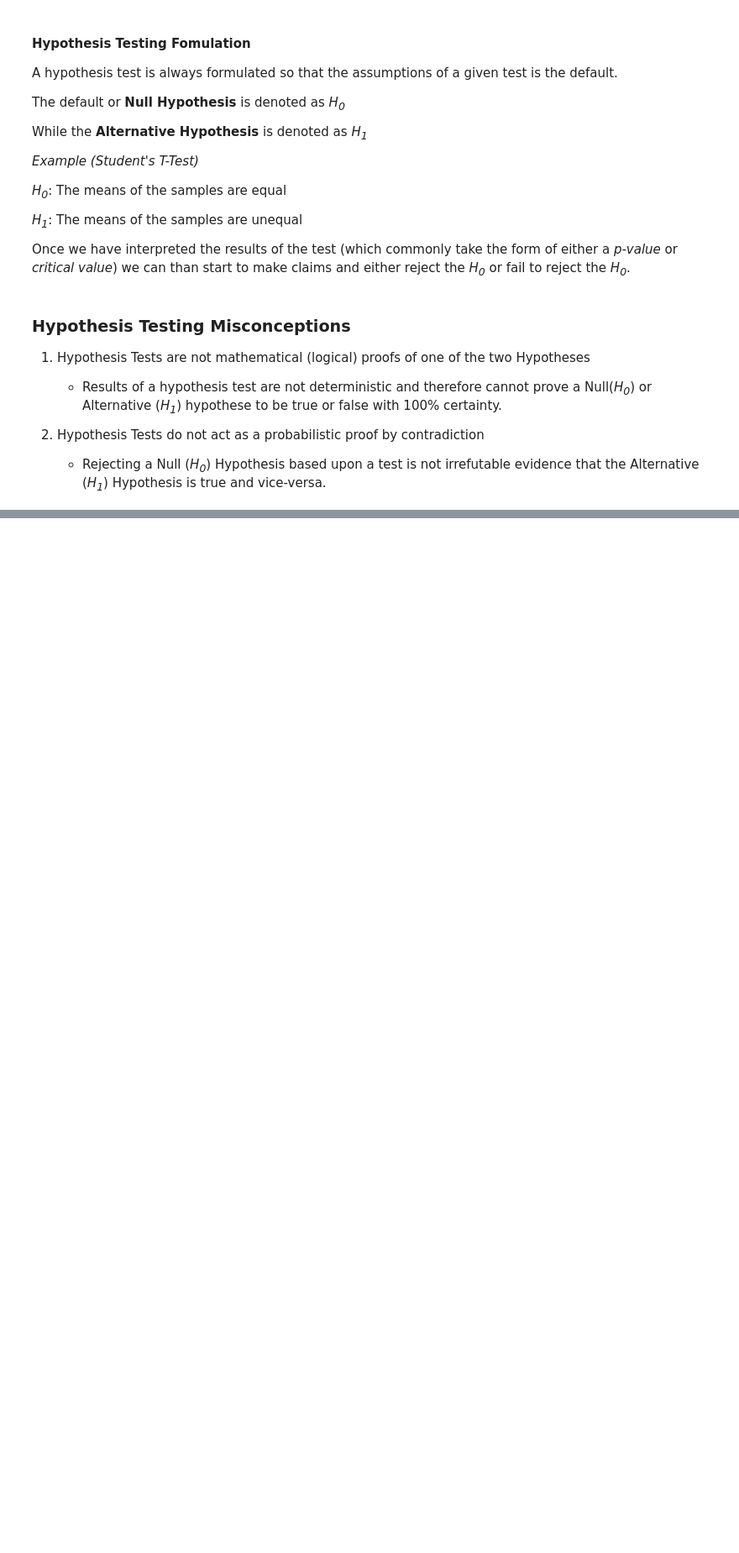
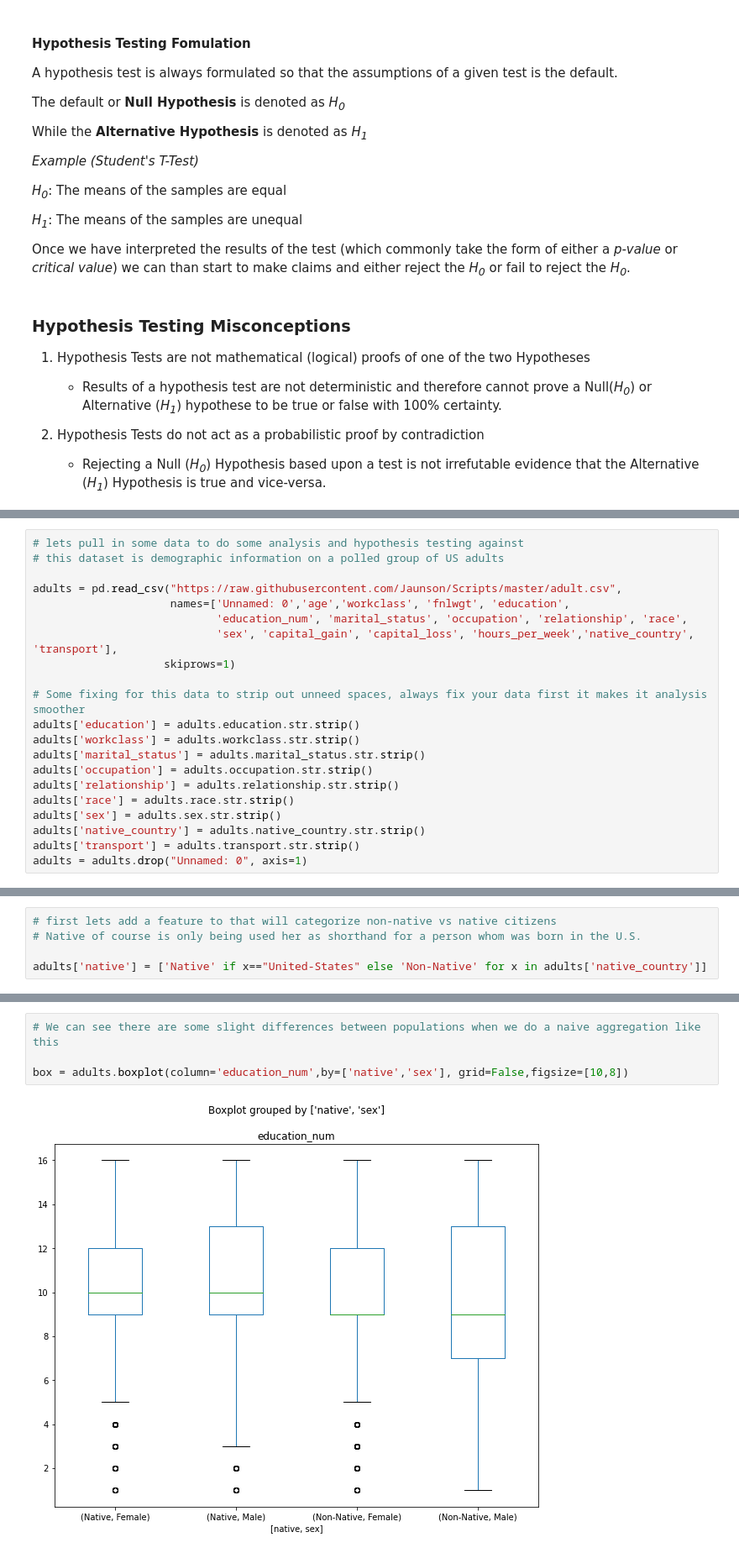
Before and after one commit to Jaunson/Tutorials, a Jupyter notebook: A-B Testing/Hypothesis_Tests.ipynb, the cells around one changed output, grey strips where cells are left out. Shown: that part at 84% size. Saved outputs shown, nothing was run; the diff lists cells and outputs as text; blank space fills up the shorter version.

```diff
--- a/A-B Testing/Hypothesis_Tests.ipynb
+++ b/A-B Testing/Hypothesis_Tests.ipynb
@@ -59,0 +68,21 @@ Once we have interpreted the results of the test (which commonly take the form o
+# %%
+# lets pull in some data to do some analysis and hypothesis testing against
+# this dataset is demographic information on a polled group of US adults
+
+adults = pd.read_csv("https://raw.githubusercontent.com/Jaunson/Scripts/master/adult.csv",
+                     names=['Unnamed: 0','age','workclass', 'fnlwgt', 'education',
+                            'education_num', 'marital_status', 'occupation', 'relationship', 'race',
+                            'sex', 'capital_gain', 'capital_loss', 'hours_per_week','native_country', 'transport'],
+                    skiprows=1)
+
+# Some fixing for this data to strip out unneed spaces, always fix your data first it makes it analysis smoother
+adults['education'] = adults.education.str.strip()
+adults['workclass'] = adults.workclass.str.strip()
+adults['marital_status'] = adults.marital_status.str.strip()
+adults['occupation'] = adults.occupation.str.strip()
+adults['relationship'] = adults.relationship.str.strip()
+adults['race'] = adults.race.str.strip()
+adults['sex'] = adults.sex.str.strip()
+adults['native_country'] = adults.native_country.str.strip()
+adults['transport'] = adults.transport.str.strip()
+adults = adults.drop("Unnamed: 0", axis=1)
@@ -59,0 +132,5 @@ Once we have interpreted the results of the test (which commonly take the form o
+# %%
+# first lets add a feature to that will categorize non-native vs native citizens
+# Native of course is only being used her as shorthand for a person whom was born in the U.S.
+
+adults['native'] = ['Native' if x=="United-States" else 'Non-Native' for x in adults['native_country']]
@@ -59,0 +152,6 @@ Once we have interpreted the results of the test (which commonly take the form o
+# %%
+# We can see there are some slight differences between populations when we do a naive aggregation like this
+
+box = adults.boxplot(column='education_num',by=['native','sex'], grid=False,figsize=[10,8])
+# %% [output]
+[figure, added]
```
Also changed, not shown: parts of 15 cells of this notebook.
